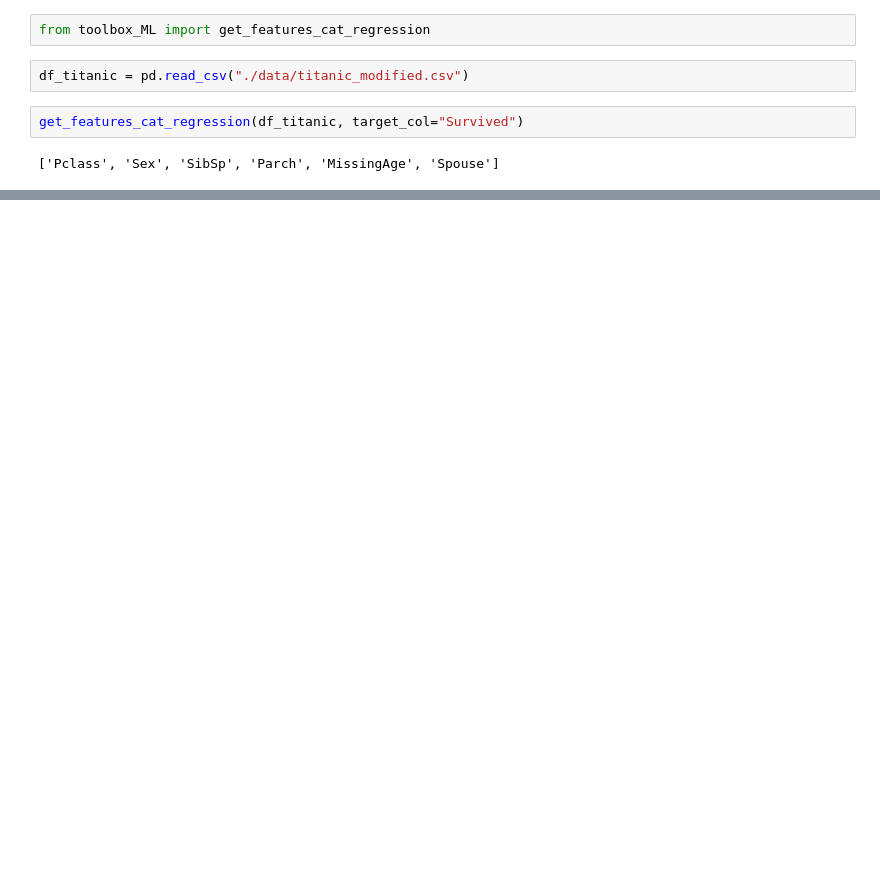
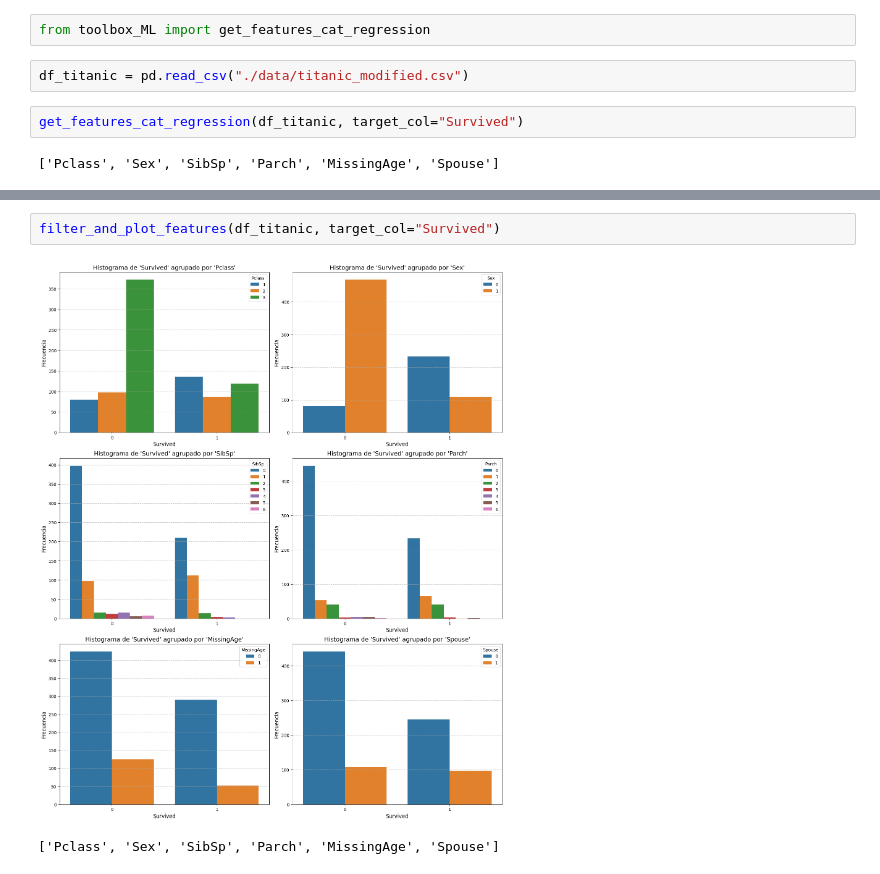
Before and after one commit to rafaneda7/Team-Challenge---Team-Frosties, a Jupyter notebook: test_toolbox.ipynb, the cells around one changed output, grey strips where cells are left out. Drawn from its saved outputs; the diff is of its cells as text; blank space fills up the shorter version.

```diff
--- a/test_toolbox.ipynb
+++ b/test_toolbox.ipynb
@@ -83,0 +225,5 @@ get_features_cat_regression(df_titanic, target_col="Survived")
+# %%
+filter_and_plot_features(df_titanic, target_col="Survived")
+# %% [output]
+[figure, added]
+['Pclass', 'Sex', 'SibSp', 'Parch', 'MissingAge', 'Spouse']
```
Also changed, not shown: parts of 14 cells of this notebook, 1 other file.
